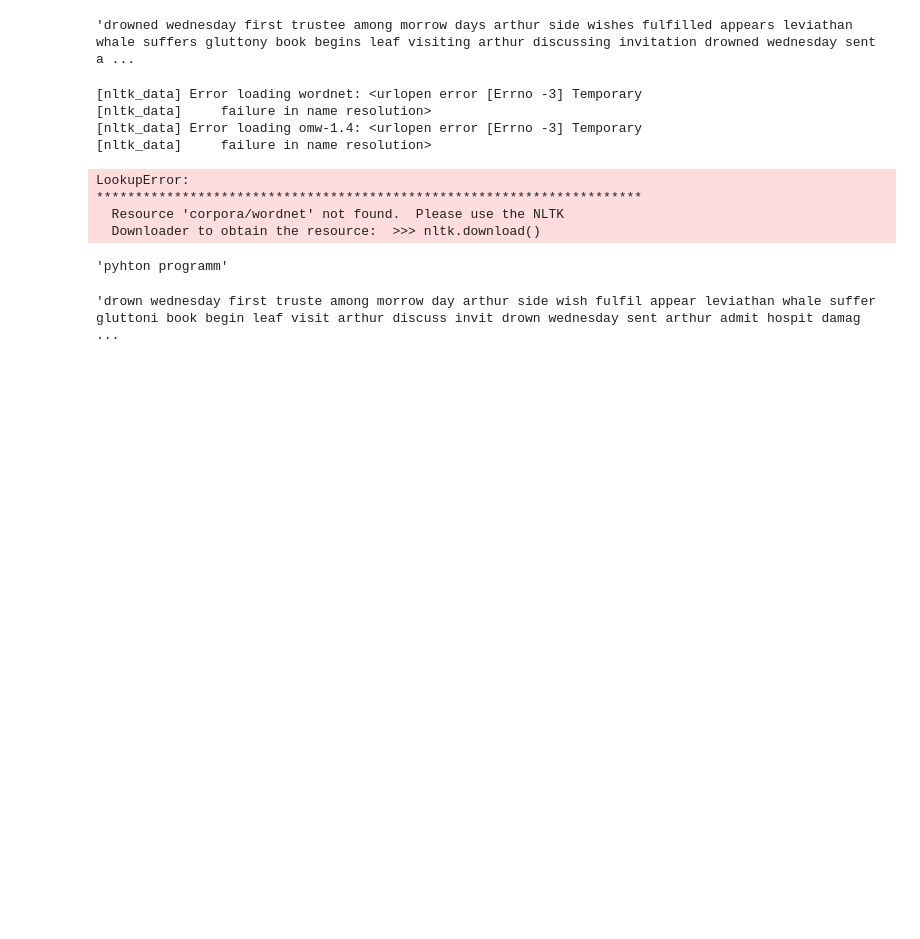
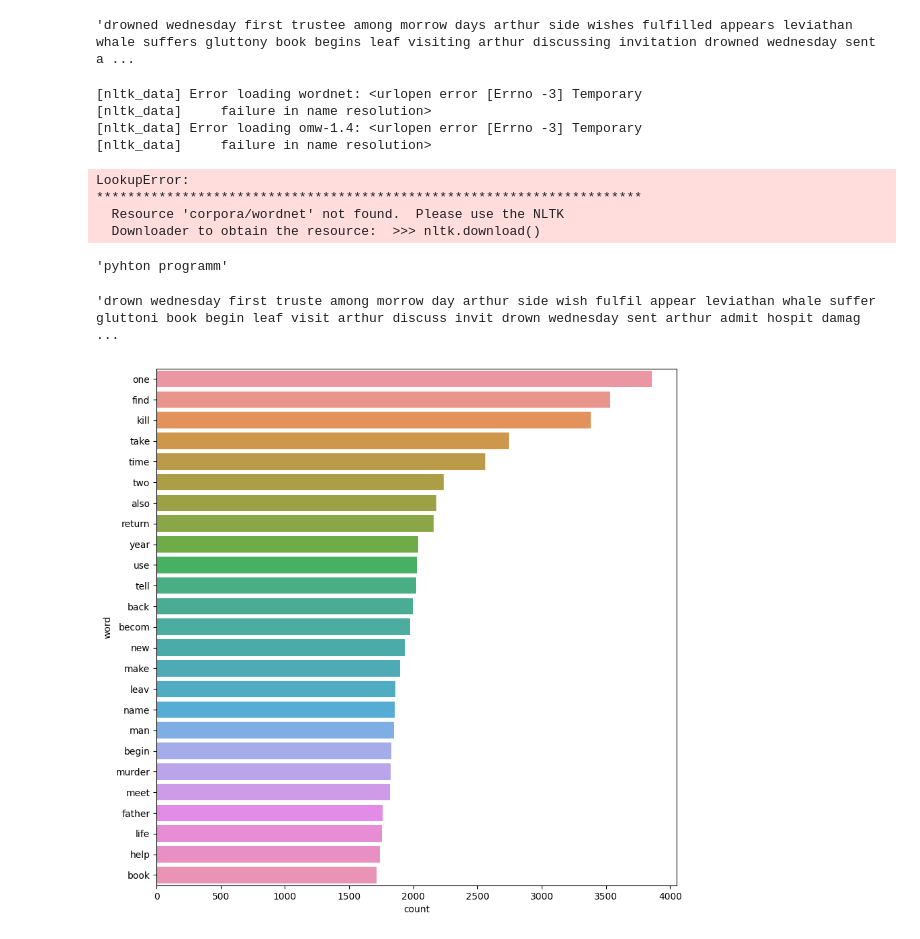
Before and after one commit to lugastyan/ML-portofolio, a Jupyter notebook: book-genre-classification.ipynb, the cells around one changed output. Drawn from its saved outputs; the diff is of its cells as text; code cells hidden in the pictures; blank space fills up the shorter version.

Commit message:
Kaggle Notebook | Book Genre Classification | Version 5

```diff
--- a/book-genre-classification.ipynb
+++ b/book-genre-classification.ipynb
@@ -232,3 +232,8 @@ books['summary'] = books['summary'].apply(lambda text:stemming(text))
 books['summary'][0]
 # %% [output]
 'drown wednesday first truste among morrow day arthur side wish fulfil appear leviathan whale suffer gluttoni book begin leaf visit arthur discuss invit drown wednesday sent arthur admit hospit damag  ...
+# %%
+freq_df = showmostwords(books['summary'], 25)
+# Now just meaningfull word left
+# %% [output]
+[figure, added]
```
Also changed, not shown: parts of 20 cells of this notebook.
